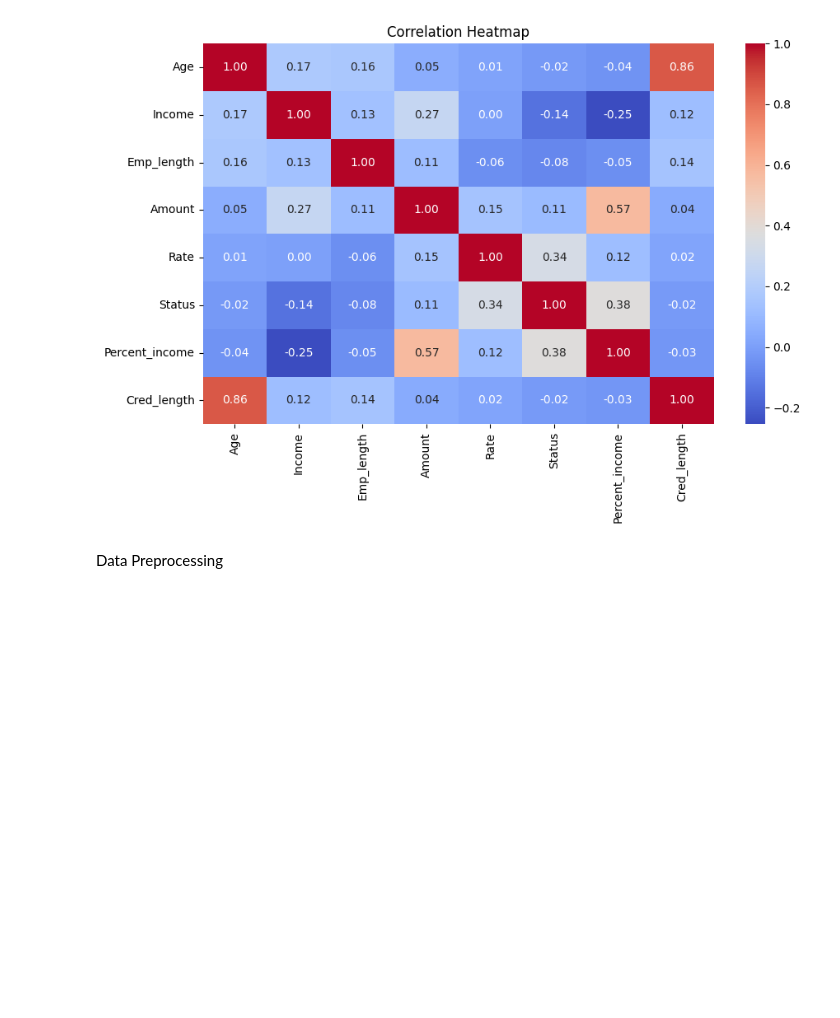
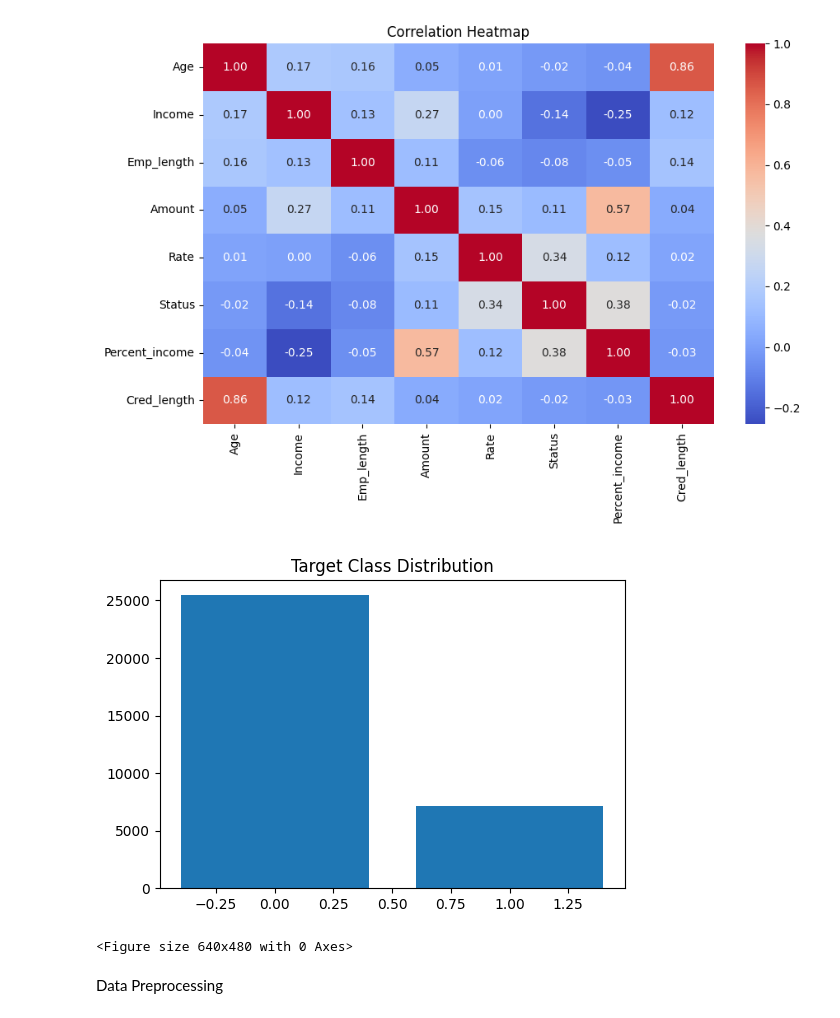
Before and after one commit to Olamieee/Credit-Risk-Assessment, a Jupyter notebook: credit_risk_model.ipynb, the cells around one changed output. Drawn from its saved outputs; the diff is of its cells as text; code cells hidden in the pictures; blank space fills up the shorter version.

```diff
--- a/credit_risk_model.ipynb
+++ b/credit_risk_model.ipynb
@@ -14,7 +13,7 @@ from sklearn.neural_network import MLPClassifier
 from sklearn.metrics import classification_report, confusion_matrix, accuracy_score, precision_score, roc_auc_score, recall_score, f1_score, ConfusionMatrixDisplay
 from sklearn.preprocessing import StandardScaler
 # %%
-df = pd.read_csv('dataset/credit_risk.csv')
+df = pd.read_csv('credit_risk.csv')
 df.drop('Id', axis=1, inplace=True)
 df.head()
 # %% [output]
@@ -119,6 +119,15 @@ plt.savefig('charts/correlation_heatmap.png')
 plt.close()
 # %% [output]
 [figure]
+# %%
+plt.figure(figsize=(6,4))
+plt.title("Target Class Distribution")
+plt.bar(df['Status'].value_counts().index, df['Status'].value_counts().values)
+plt.show()
+plt.savefig("Target_class_distribution.png")
+# %% [output]
+[figure, added]
+<Figure size 640x480 with 0 Axes>
 # %% [markdown]
 Data Preprocessing
 # %%
```
Also changed, not shown: parts of 32 cells of this notebook, 30 other files.
